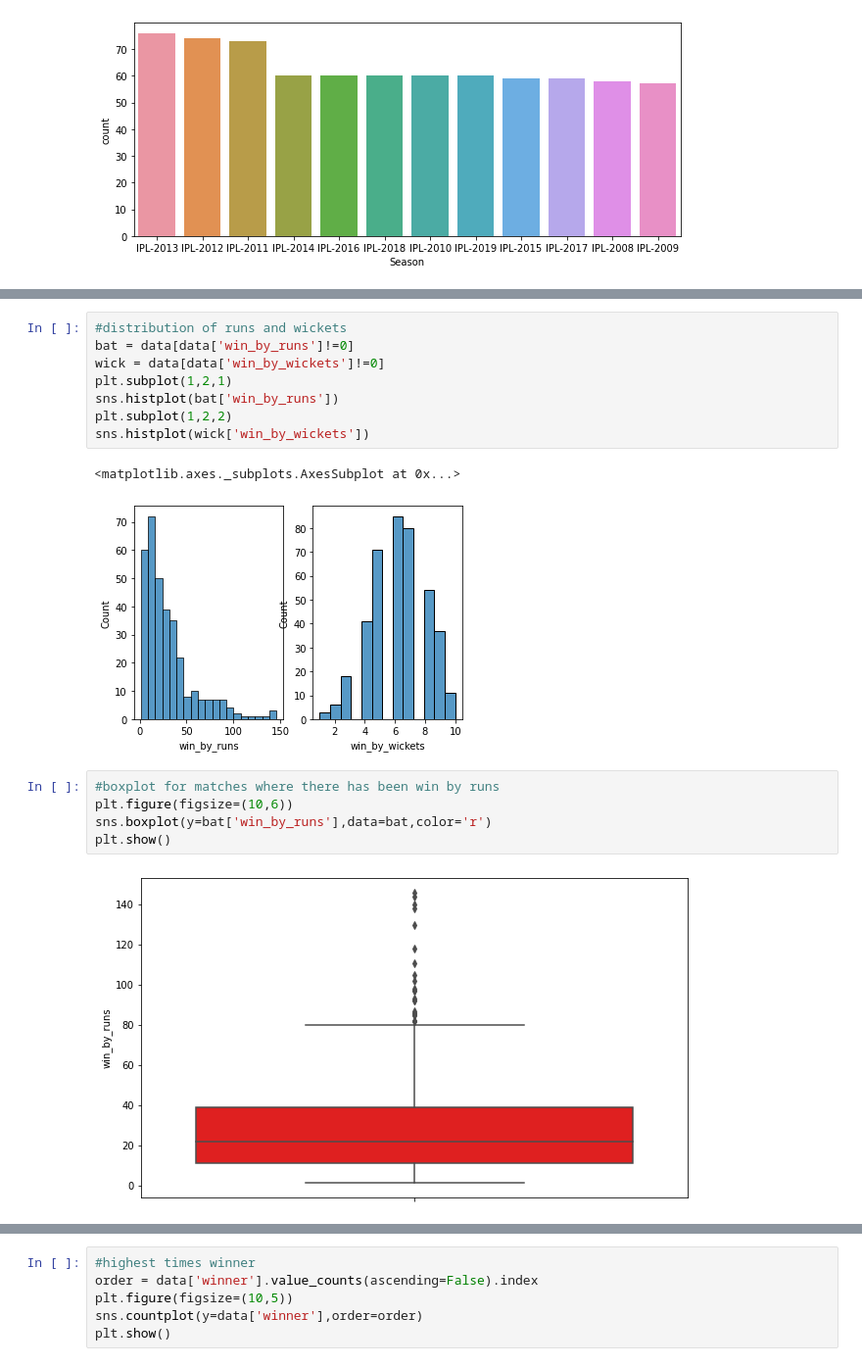
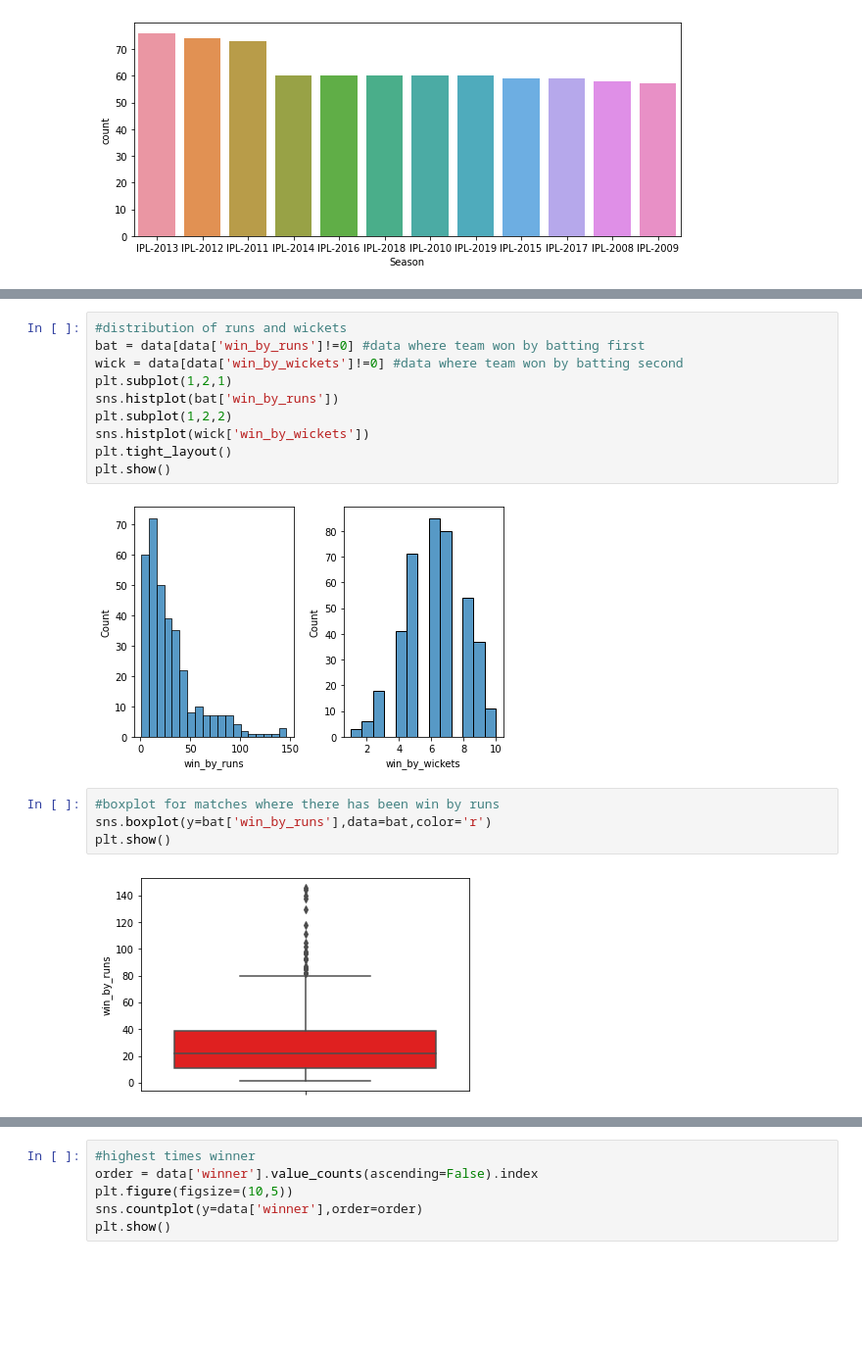
Before and after one commit to sulagna206/IPL-data, a Jupyter notebook: EDA.ipynb, the cells around one changed output, grey strips where cells are left out. Shown at 98% size. Saved outputs shown, nothing was run; the diff lists cells and outputs as text; blank space fills up the shorter version.

```diff
--- a/EDA.ipynb
+++ b/EDA.ipynb
@@ -87,21 +87,21 @@ data[data['win_by_runs']==data['win_by_runs'].max()]
 | 43 | 44 | IPL-2017 | Delhi | 06-05-2017 | Mumbai Indians | Delhi Daredevils | Delhi Daredevils | field | normal | 0 | ... |
 # %%
 #distribution of runs and wickets
-bat = data[data['win_by_runs']!=0]
-wick = data[data['win_by_wickets']!=0]
+bat = data[data['win_by_runs']!=0] #data where team won by batting first
+wick = data[data['win_by_wickets']!=0] #data where team won by batting second
 plt.subplot(1,2,1)
 sns.histplot(bat['win_by_runs'])
 plt.subplot(1,2,2)
 sns.histplot(wick['win_by_wickets'])
+plt.tight_layout()
+plt.show()
 # %% [output]
-<matplotlib.axes._subplots.AxesSubplot at 0x...>
-[figure, old version]
+[figure, new version]
 # %%
 #boxplot for matches where there has been win by runs
-plt.figure(figsize=(10,6))
 sns.boxplot(y=bat['win_by_runs'],data=bat,color='r')
 plt.show()
 # %% [output]
-[figure, old version]
+[figure, new version]
 # %%
 #boxplot for matches where there has been win by wickets
```
Also changed, not shown: parts of 18 cells of this notebook.
